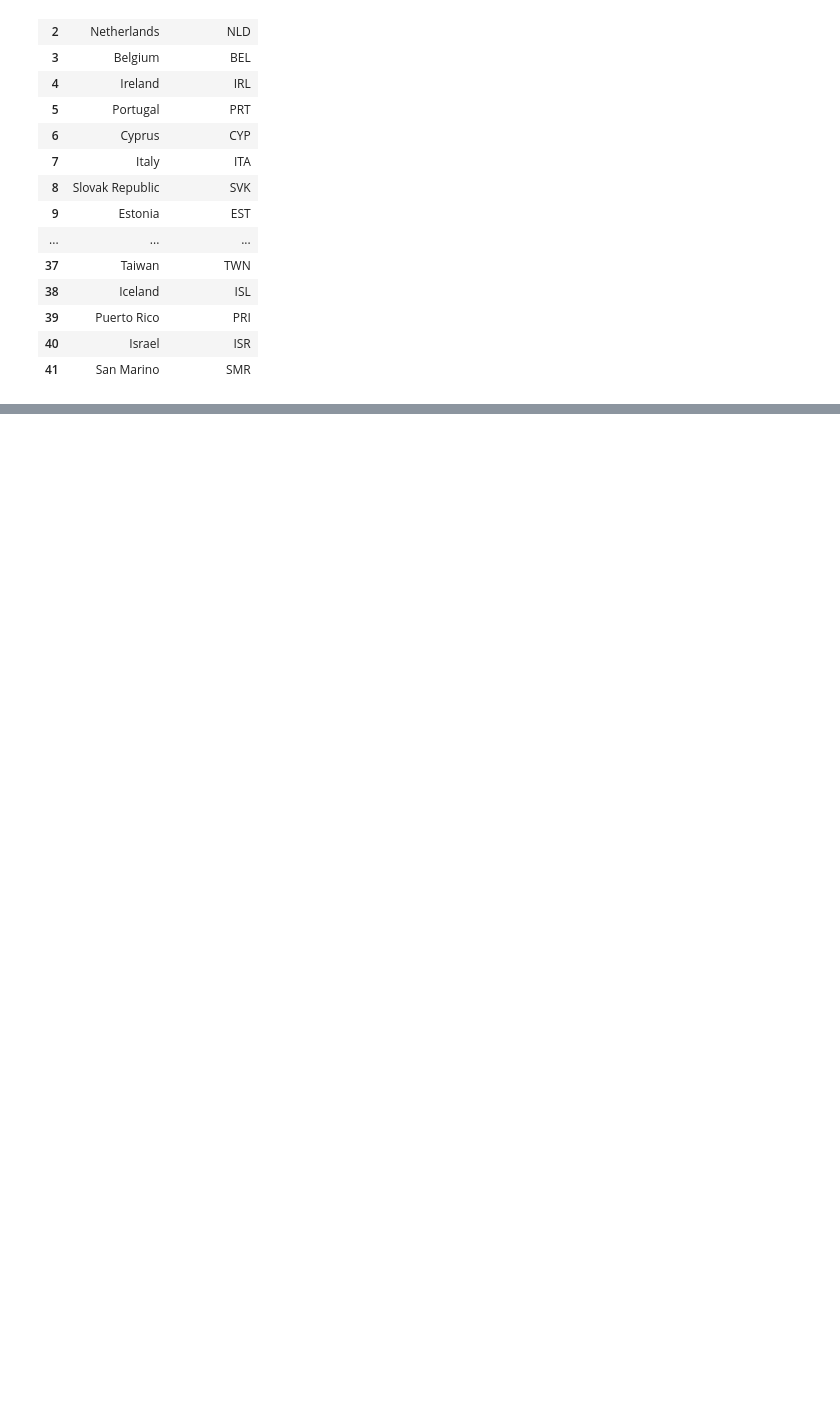
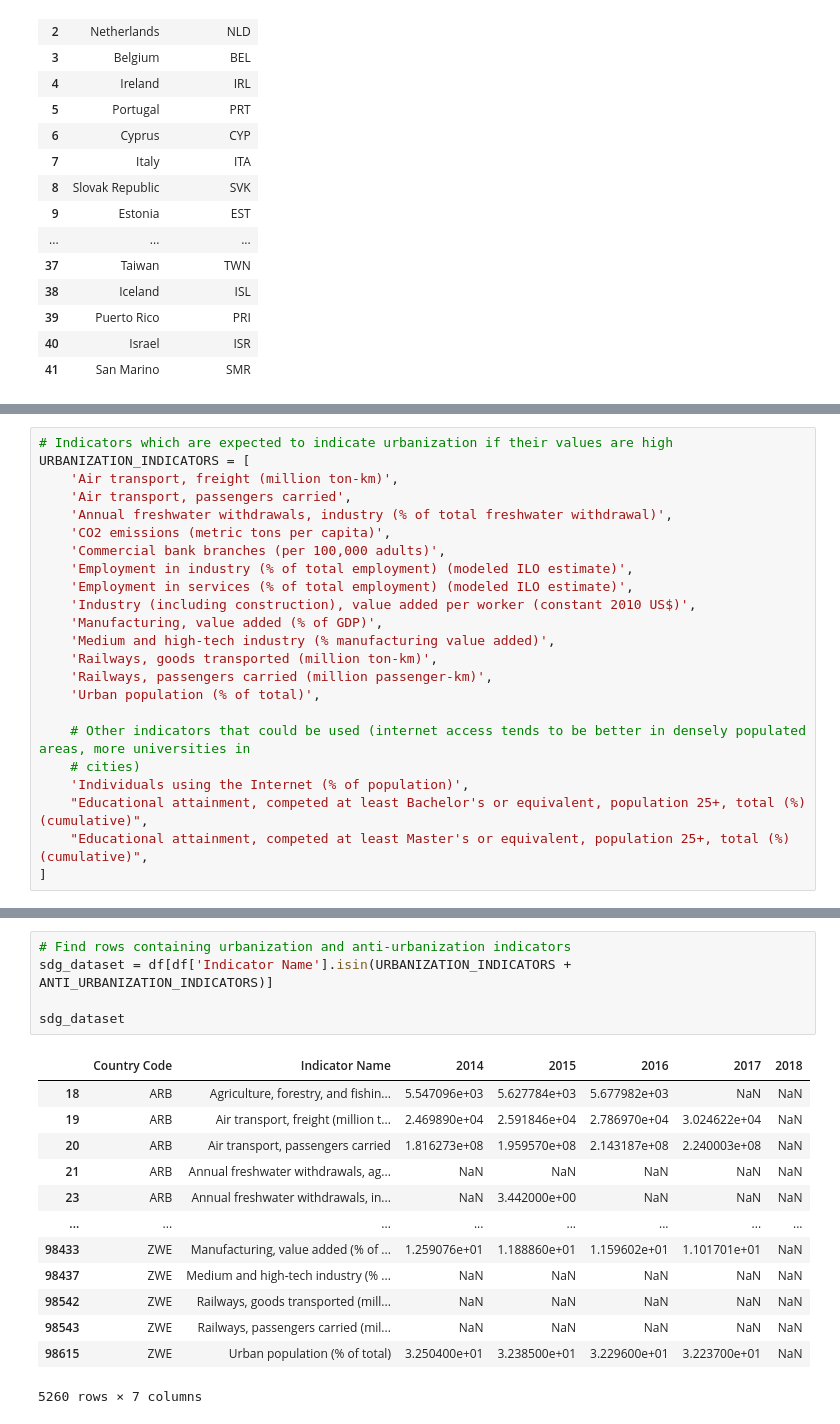
Before and after one commit to bianyuanop/WorldHappinessAnalysis, a Jupyter notebook: preprocessing_all_datasets.ipynb, the cells around one changed output, grey strips where cells are left out. Cells and saved outputs as stored; diff of their text form; blank space fills up the shorter version.

```diff
--- a/preprocessing_all_datasets.ipynb
+++ b/preprocessing_all_datasets.ipynb
@@ -180,0 +280,23 @@ developing_countries
+# %%
+# Indicators which are expected to indicate urbanization if their values are high
+URBANIZATION_INDICATORS = [
+    'Air transport, freight (million ton-km)',
+    'Air transport, passengers carried',
+    'Annual freshwater withdrawals, industry (% of total freshwater withdrawal)',
+    'CO2 emissions (metric tons per capita)',
+    'Commercial bank branches (per 100,000 adults)',
+    'Employment in industry (% of total employment) (modeled ILO estimate)',
+    'Employment in services (% of total employment) (modeled ILO estimate)',
+    'Industry (including construction), value added per worker (constant 2010 US$)',
+    'Manufacturing, value added (% of GDP)',
+    'Medium and high-tech industry (% manufacturing value added)',
+    'Railways, goods transported (million ton-km)',
+    'Railways, passengers carried (million passenger-km)',
+    'Urban population (% of total)',
+
+    # Other indicators that could be used (internet access tends to be better in densely populated areas, more universities in
+    # cities)
+    'Individuals using the Internet (% of population)',
+    "Educational attainment, competed at least Bachelor's or equivalent, population 25+, total (%) (cumulative)",
+    "Educational attainment, competed at least Master's or equivalent, population 25+, total (%) (cumulative)",
+]
@@ -180,0 +311,19 @@ developing_countries
+# %%
+# Find rows containing urbanization and anti-urbanization indicators
+sdg_dataset = df[df['Indicator Name'].isin(URBANIZATION_INDICATORS + ANTI_URBANIZATION_INDICATORS)]
+
+sdg_dataset
+# %% [output]
+|  | Country Code | Indicator Name | 2014 | 2015 | 2016 | 2017 | 2018 |
+| 18 | ARB | Agriculture, forestry, and fishin... | 5.547096e+03 | 5.627784e+03 | 5.677982e+03 | NaN | NaN |
+| 19 | ARB | Air transport, freight (million t... | 2.469890e+04 | 2.591846e+04 | 2.786970e+04 | 3.024622e+04 | NaN |
+| 20 | ARB | Air transport, passengers carried | 1.816273e+08 | 1.959570e+08 | 2.143187e+08 | 2.240003e+08 | NaN |
+| 21 | ARB | Annual freshwater withdrawals, ag... | NaN | NaN | NaN | NaN | NaN |
+| 23 | ARB | Annual freshwater withdrawals, in... | NaN | 3.442000e+00 | NaN | NaN | NaN |
+| ... | ... | ... | ... | ... | ... | ... | ... |
+| 98433 | ZWE | Manufacturing, value added (% of ... | 1.259076e+01 | 1.188860e+01 | 1.159602e+01 | 1.101701e+01 | NaN |
+| 98437 | ZWE | Medium and high-tech industry (% ... | NaN | NaN | NaN | NaN | NaN |
+| 98542 | ZWE | Railways, goods transported (mill... | NaN | NaN | NaN | NaN | NaN |
+| 98543 | ZWE | Railways, passengers carried (mil... | NaN | NaN | NaN | NaN | NaN |
+| 98615 | ZWE | Urban population (% of total) | 3.250400e+01 | 3.238500e+01 | 3.229600e+01 | 3.223700e+01 | NaN |
+5260 rows × 7 columns
```
Also changed, not shown: parts of 17 cells of this notebook.
